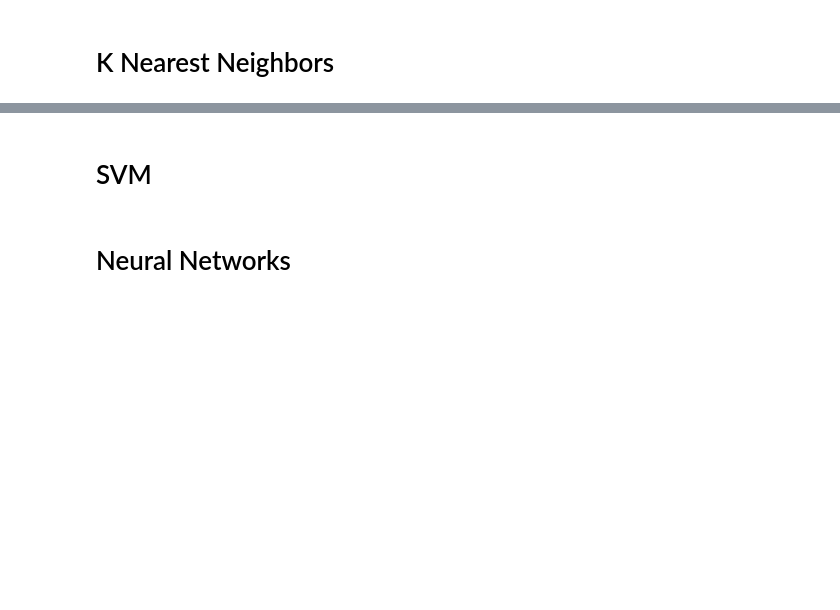
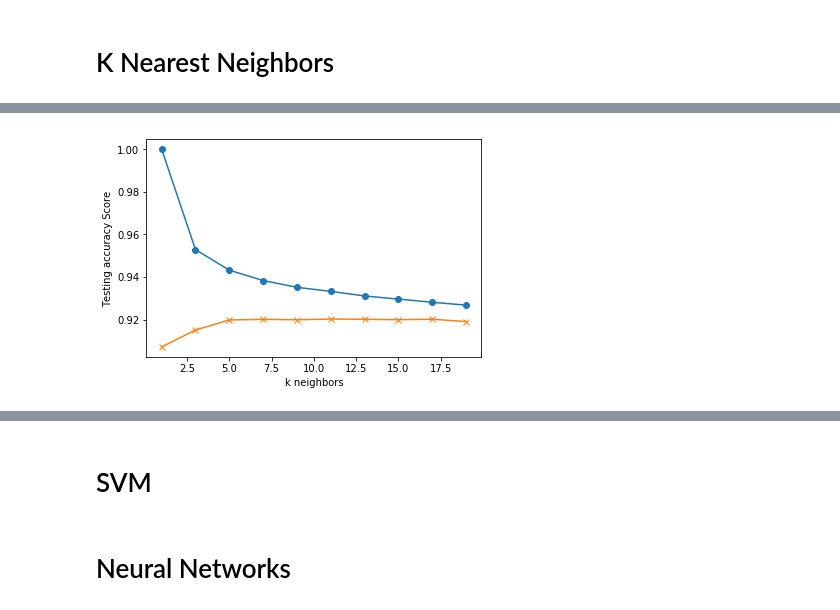
Before and after one commit to dmarrinan/Kickstarter-Analysis, a Jupyter notebook: machine_learning_modeling.ipynb, the cells around one changed output, grey strips where cells are left out. Saved outputs shown, nothing was run; the diff lists cells and outputs as text; code cells hidden in the pictures; blank space fills up the shorter version.

```diff
--- a/machine_learning_modeling.ipynb
+++ b/machine_learning_modeling.ipynb
@@ -115,12 +131,16 @@ kickstarter_df.head()
 | 4 | 31 | P.M.A.F.T.W. my upcoming solo sho... | US | USD | 2012-04-02 21:57:23 | 1.0 | 1000.0 | 566704999 | P.M.A.F.T.W. | 1036.0 | ... |
 5 rows × 39 columns
 # %%
+# define datasets (one including the backer county and one excluding)
+
 X = kickstarter_df.drop(['blurb','country','currency','deadline','fx_rate','id','name','slug','state',
                          'category_id','category_name','parent_category_id','creator_profile',
                          'creator_name', 'start_date', 'month_started','state_or_province','parent_category',
                          'backers_count','pledged', 'pct_complete', 'goal'], axis=1)
 
-# X_categorical_data = [kickstarter_df['country'], kickstarter_df['currency'],kickstarter_df['category_name'],
-#                  kickstarter_df['parent_category'], kickstarter_df['month_started']]
+X_backers = kickstarter_df.drop(['blurb','country','currency','deadline','fx_rate','id','name','slug','state',
+                         'category_id','category_name','parent_category_id','creator_profile',
+                         'creator_name', 'start_date', 'month_started','state_or_province','parent_category',
+                         'pledged', 'pct_complete', 'goal'], axis=1)
 
 y = kickstarter_df['state']
@@ -176,6 +181,8 @@ results_df = pd.DataFrame()
 # %%
+#split data into training and testing sets
 from sklearn.model_selection import train_test_split
 X_train, X_test, y_train, y_test = train_test_split(X, y, random_state=42)
+X_backers_train, X_backers_test, y_backers_train, y_backers_test = train_test_split(X_backers, y, random_state=42)
 # %% [markdown]
 # Random Forest
 # %%
@@ -274,3 +291,25 @@ plt.show()
+# %%
+from sklearn.neighbors import KNeighborsClassifier
+import matplotlib.pyplot as plt
+
+train_backers_scores = []
+test_backers_scores = []
+
+for k in range(1,20,2):
+    knn_backers = KNeighborsClassifier(n_neighbors=k)
+    knn_backers.fit(X_backers_train, y_backers_train)
+    train_backers_score = knn_backers.score(X_backers_train, y_backers_train)
+    test_backers_score = knn_backers.score(X_backers_test, y_backers_test)
+    train_backers_scores.append(train_backers_score)
+    test_backers_scores.append(test_backers_score)
+
+plt.plot(range(1, 20, 2), train_backers_scores, marker='o')
+plt.plot(range(1, 20, 2), test_backers_scores, marker="x")
+plt.xlabel("k neighbors")
+plt.ylabel("Testing accuracy Score")
+plt.show()
+# %% [output]
+[figure, added]
 # %%
 results_df = results_df.append({"model":"k_nearest_neigbors_9",
                                 "train_score":train_scores[3],
```
Also changed, not shown: parts of 28 cells of this notebook.
